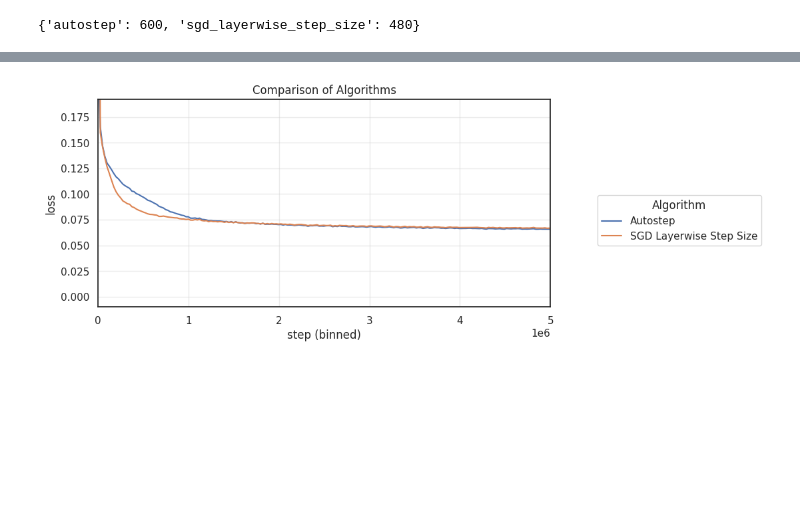
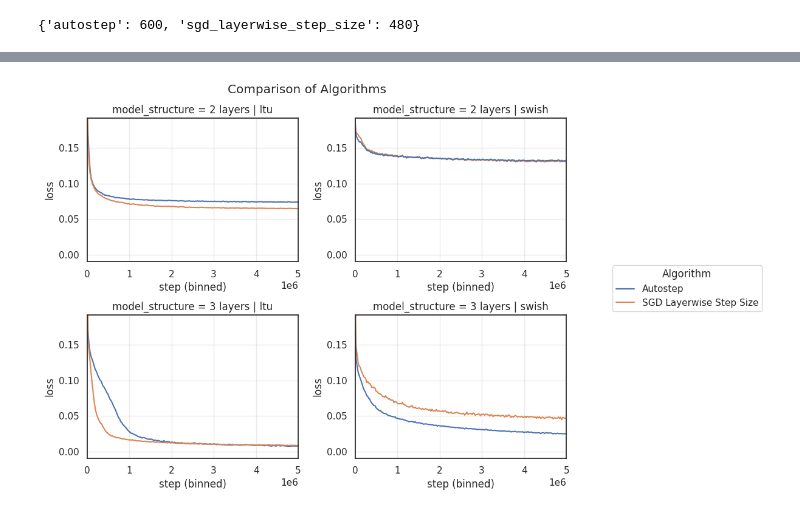
Before and after one commit to ejmejm/phd_research, a Jupyter notebook: phd/feature_search/analysis/problem_variations/stationary_binary_regression.ipynb, the cells around one changed output, grey strips where cells are left out. Cells and saved outputs as stored; diff of their text form; code cells hidden in the pictures; blank space fills up the shorter version.

```diff
--- a/phd/feature_search/analysis/problem_variations/stationary_binary_regression.ipynb
+++ b/phd/feature_search/analysis/problem_variations/stationary_binary_regression.ipynb
@@ -61,32 +61,34 @@ Configuration: model.n_layers=3 | model.activation=swish | # runs: 5
 # %%
 combined_run_df = pd.concat(list(best_run_dfs.values()))
 combined_config_df = pd.concat(list(best_config_dfs.values()))
 
 algo_map = {
     'sgd_layerwise_step_size': 'SGD Layerwise Step Size',
     'autostep': 'Autostep',
 }
 
 # Only keep rows whose sweep_name is in algo_map
 combined_config_df = combined_config_df[combined_config_df['sweep_name'].isin(algo_map.keys())].copy()
 valid_run_ids = combined_config_df['run_id'].unique()
 combined_run_df = combined_run_df[combined_run_df['run_id'].isin(valid_run_ids)].copy()
 combined_config_df['algo'] = combined_config_df['sweep_name'].map(algo_map)
 
 combined_config_df['model_structure'] = (
     combined_config_df['model.n_layers'].astype(str) + ' layers | ' +
     combined_config_df['model.activation']
 )
 
 plot_learning_curves(
     run_df = combined_run_df,
     config_df = combined_config_df,
     n_bins = 200,
-    figsize = (8, 4),
+    figsize = (9, 7),
     hue_col = 'algo',
+    subplot_col = 'model_structure',
     legend_title = 'Algorithm',
 )
-plt.title('Comparison of Algorithms')
+plt.subplots_adjust(top=0.9)
+plt.suptitle('Comparison of Algorithms')
 plt.show()
 # %% [output]
-[figure, old version]
+[figure, new version]
```
Also changed, not shown: parts of 4 cells of this notebook.
